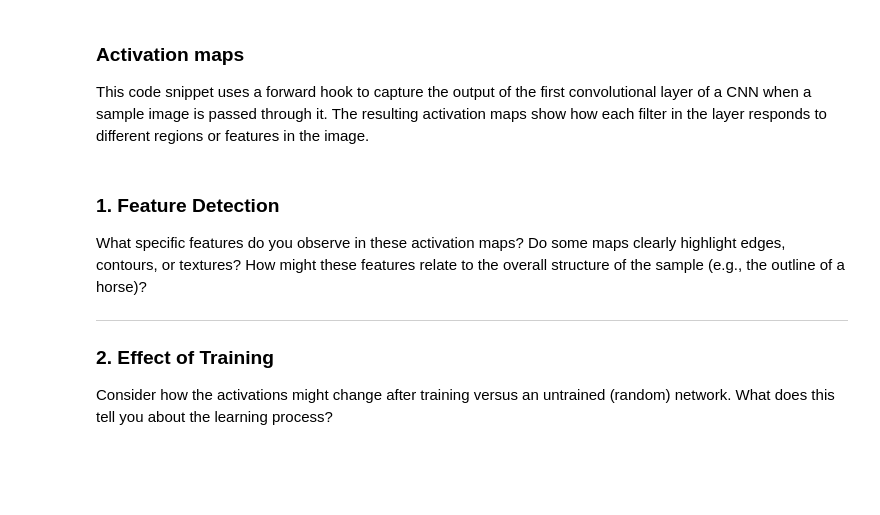
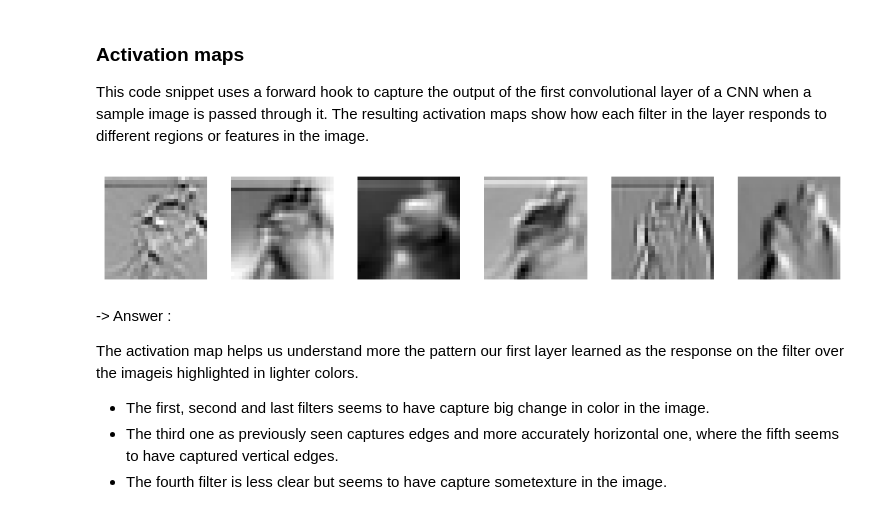
Before and after one commit to AndreaMontoneri/DLAV-2026, a Jupyter notebook: graded_homework/hw1/CNN Exercice.ipynb, the cells around one changed output. Saved outputs shown, nothing was run; the diff lists cells and outputs as text; code cells hidden in the pictures; blank space fills up the shorter version.

```diff
--- a/graded_homework/hw1/CNN Exercice.ipynb
+++ b/graded_homework/hw1/CNN Exercice.ipynb
@@ -264,41 +381,42 @@ class ConvNet(nn.Module):
 # %%
-net = ConvNet()
+net = ConvNet().to(device)
 ################################################################################
 # TODO:                                                                        #
 # Choose an Optimizer that will be used to minimize the loss function.         #
 # Choose a critera that measures the loss                                      #
 ################################################################################
-criterion = ..............
-optimizer = ..............
+criterion = torch.nn.CrossEntropyLoss()
+optimizer = torch.optim.Adam(net.parameters(), lr = best_lr)
 
-epochs = 1
+epochs = 10
 steps = 0
 running_loss = 0
 print_every = 20
 for e in range(epochs):
+    net.train()
     start = time.time()
     for images, labels in iter(trainloader):
-
+        images, labels = images.to(device), labels.to(device)
         steps += 1
         ################################################################################
         # TODO:                                                                        #
         # Run the training process                                                     #
         #                                                                              #
-        #                                                                              #
         ################################################################################
-        pass
+        optimizer.zero_grad()
+        output = net(images)
         ################################################################################
         #                              END OF YOUR CODE                                #
         ################################################################################
-
-        loss = criterion(output, targets)
+        loss = criterion(output, labels)
         ################################################################################
         # TODO:                                                                        #
         # Run the training process                                                     #
         #                                                                              #
         # HINT: Calculate the gradient and move one step further                       #
         ################################################################################
-        pass
+        loss.backward()
+        optimizer.step()
         ################################################################################
         #                              END OF YOUR CODE                                #
         ################################################################################
@@ -306,24 +424,30 @@ for e in range(epochs):
         running_loss += loss.item()
 
         if steps % print_every == 0:
+            net.eval()
             stop = time.time()
             # Test accuracy
-            accuracy = 0
+            correct = 0
+            total = 0
             for ii, (images, labels) in enumerate(valloader):
-
+                images, labels = images.to(device), labels.to(device)
                 ################################################################################
                 # TODO:                                                                        #
                 # Calculate the accuracy                                                       #
                 ################################################################################
-                pass
+                outputs = net(images)
+                _, predicted = torch.max(outputs.data, dim=1)
+                total += labels.size(0)
+                correct += (predicted == labels).sum().item()
                 ################################################################################
                 #                              END OF YOUR CODE                                #
                 ################################################################################
-
+            accuracy = 100*(correct/total)
             print("Epoch: {}/{}..".format(e+1, epochs),
                   "Loss: {:.4f}..".format(running_loss/print_every),
-                  "Test accuracy: {:.4f}..".format(accuracy/(ii+1)),
+                  "Test accuracy: {:.4g}..".format(accuracy),
                   "{:.4f} s/batch".format((stop - start)/print_every)
                  )
+            net.train()
             running_loss = 0
             start = time.time()
@@ -383,40 +540,41 @@ def get_activation(model, layer, x):
     model(x)
     hook.remove()
     return activation['output']
 
 data_iter = iter(trainloader)
 sample_images, sample_labels = next(data_iter)
-sample_img = sample_images[0].unsqueeze(0)
+sample_img = sample_images[30].unsqueeze(0).to(device)
 
 # Get the feature maps after the first convolution (for example)
-activation = get_activation(net, net.features[0], sample_img)
+activation = get_activation(net, net.conv1, sample_img)
 
 # Visualize a few feature maps in RGB:
 def plot_feature_maps(feature_maps, n_cols=8):
     n_features = feature_maps.shape[1]
     n_rows = (n_features + n_cols - 1) // n_cols
     plt.figure(figsize=(n_cols * 1.5, n_rows * 1.5))
     for i in range(n_features):
         plt.subplot(n_rows, n_cols, i + 1)
         # Extract the i-th feature map from the first (and only) sample in the batch
         act = feature_maps[0, i, :, :]
         # Normalize the activation map to [0, 1]
         act_norm = (act - act.min()) / (act.max() - act.min() + 1e-8)
         # Repeat the single channel 3 times to form an RGB image
         act_rgb = act_norm.unsqueeze(0).repeat(3, 1, 1)
         plt.imshow(act_rgb.permute(1, 2, 0))
         plt.axis('off')
     plt.tight_layout()
     plt.show()
 
 plot_feature_maps(activation, n_cols=8)
 
 # Play with the index of the chosen sample to notice more patterns and answer the question
+# %% [output]
+[figure, added]
-# %% [markdown]
-### 1. Feature Detection
-What specific features do you observe in these activation maps? Do some maps clearly highlight edges, contours, or textures? How might these features relate to the overall structure of the sample (e.g., the outline of a horse)?
-
----
-
-### 2. Effect of Training
-Consider how the activations might change after training versus an untrained (random) network. What does this tell you about the learning process?
+# %% [markdown]
+-> Answer :
+
+The activation map helps us understand more the pattern our first layer learned as the response on the filter over the imageis highlighted in lighter colors.
+- The first, second and last filters seems to have capture big change in color in the image.
+- The third one as previously seen captures edges and more accurately horizontal one, where the fifth seems to have captured vertical edges.
+- The fourth filter is less clear but seems to have capture sometexture in the image.
```
Also changed, not shown: parts of 13 cells of this notebook, 2 other files.
